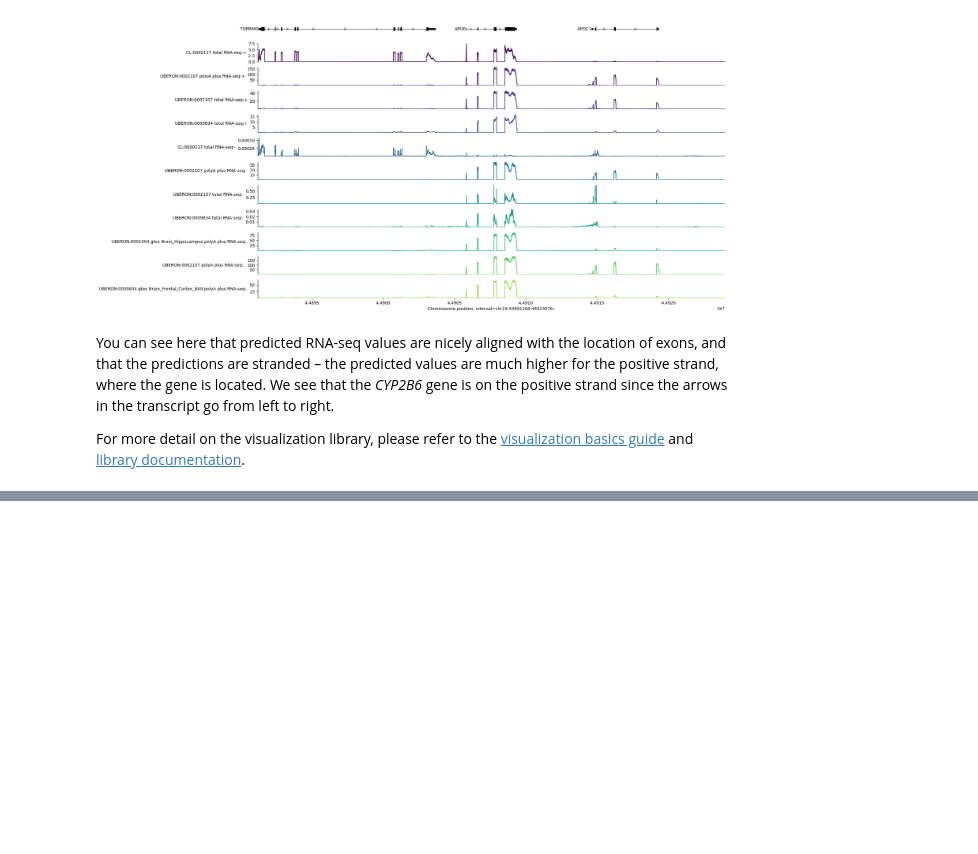
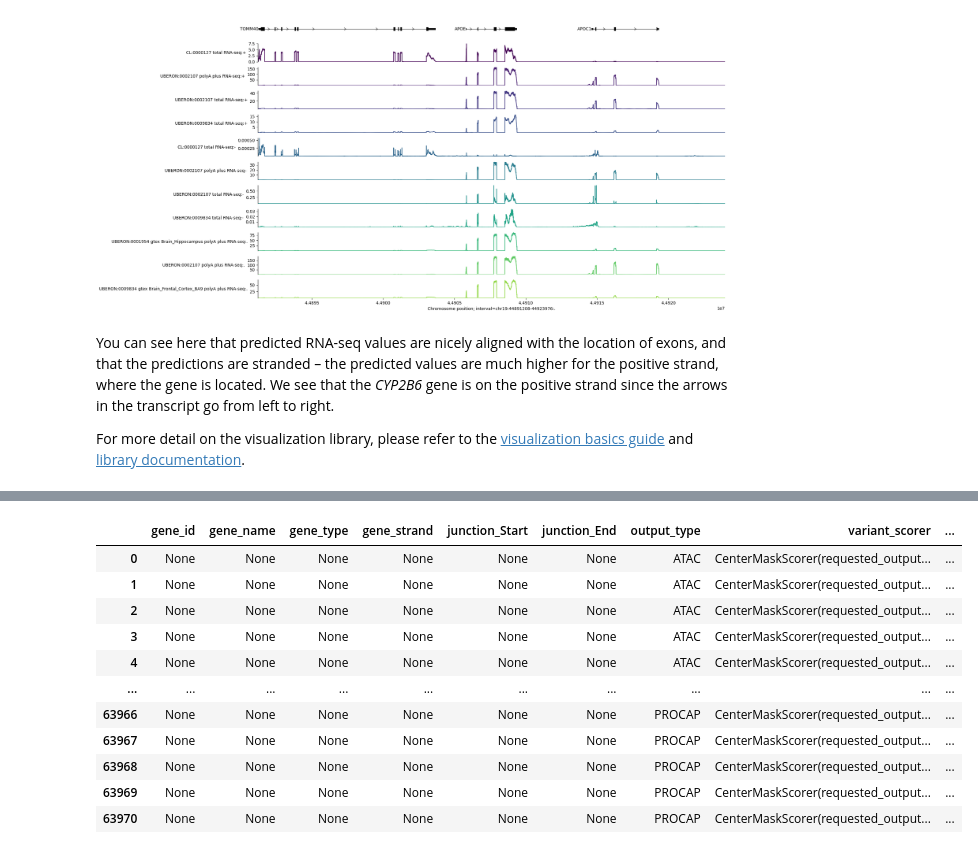
Before and after one commit to MinhaoYaooo/AlphaGenome-APOE, a Jupyter notebook: colabs/quick_start.ipynb, the cells around one changed output, grey strips where cells are left out. Drawn from its saved outputs; the diff is of its cells as text; code cells hidden in the pictures; blank space fills up the shorter version.

```diff
--- a/colabs/quick_start.ipynb
+++ b/colabs/quick_start.ipynb
@@ -251,0 +177,71 @@ plt.show()
+# %%
+data_table.DataTable.max_rows = 100_000
+data_table.enable_dataframe_formatter()
+
+# Load the model.
+dna_model = dna_client.create(colab_utils.get_api_key())
+
+HG38_GTF_FEATHER = (
+    'https://storage.googleapis.com/alphagenome/reference/gencode/'
+    'hg38/gencode.v46.annotation.gtf.gz.feather'
+)
+MM10_GTF_FEATHER = (
+    'https://storage.googleapis.com/alphagenome/reference/gencode/'
+    'mm10/gencode.vM23.annotation.gtf.gz.feather'
+)
+
+# Initialize an empty dictionary to serve as a variant effect prediction cache.
+_prediction_cache = {}
+
+_transcript_extractor_cache = {}
+# %%
+# @title Score variant { run: "auto" }
+organism = 'human'  # @param ["human", "mouse"] {type:"string"}
+organism_map = {
+    'human': dna_client.Organism.HOMO_SAPIENS,
+    'mouse': dna_client.Organism.MUS_MUSCULUS,
+}
+organism = organism_map[organism]
+
+# @markdown Specify the variant:
+variant_chromosome = 'chr19'  # @param { type:"string" }
+variant_position = 44908684  # @param { type:"integer" }
+variant_reference_bases = 'T'  # @param { type:"string" }
+variant_alternate_bases = 'C'  # @param { type:"string" }
+
+variant = genome.Variant(
+    chromosome=variant_chromosome,
+    position=variant_position,
+    reference_bases=variant_reference_bases,
+    alternate_bases=variant_alternate_bases,
+)
+
+# @markdown Specify length of sequence around variant to predict:
+sequence_length = '1MB'  # @param ["2KB", "16KB", "100KB", "500KB", "1MB"] { type:"string" }
+sequence_length = dna_client.SUPPORTED_SEQUENCE_LENGTHS[
+    f'SEQUENCE_LENGTH_{sequence_length}'
+]
+
+# The input interval is derived from the variant (centered on it).
+interval = variant.reference_interval.resize(sequence_length)
+
+# @markdown Additional settings:
+variant_scores = dna_model.score_variant(
+    interval=interval,
+    variant=variant,
+    variant_scorers=list(variant_scorers.RECOMMENDED_VARIANT_SCORERS.values()),
+)
+
+df_scores = variant_scorers.tidy_scores(variant_scores)
+
+download_predictions = False  # @param { type: "boolean" }
+if download_predictions:
+  df_scores.to_csv(f'{variant}_scores.csv', index=False)
+  files.download(f'{variant}_scores.csv')
+
+# @markdown Click `Filter` on the upper right hand side of the interactive dataframe and type a cell or tissue name like "brain" into the `Search by all fields box` to subset the variant scores to a specific tissue of interest:
+columns = [
+    c for c in df_scores.columns if c not in ['variant_id', 'scored_interval']
+]
+df_scores[columns]
+# %% [output]
@@ -251,0 +249,12 @@ plt.show()
+|  | gene_id | gene_name | gene_type | gene_strand | junction_Start | junction_End | output_type | variant_scorer | ... |
+| 0 | None | None | None | None | None | None | ATAC | CenterMaskScorer(requested_output... | ... |
+| 1 | None | None | None | None | None | None | ATAC | CenterMaskScorer(requested_output... | ... |
+| 2 | None | None | None | None | None | None | ATAC | CenterMaskScorer(requested_output... | ... |
+| 3 | None | None | None | None | None | None | ATAC | CenterMaskScorer(requested_output... | ... |
+| 4 | None | None | None | None | None | None | ATAC | CenterMaskScorer(requested_output... | ... |
+| ... | ... | ... | ... | ... | ... | ... | ... | ... | ... |
+| 63966 | None | None | None | None | None | None | PROCAP | CenterMaskScorer(requested_output... | ... |
+| 63967 | None | None | None | None | None | None | PROCAP | CenterMaskScorer(requested_output... | ... |
+| 63968 | None | None | None | None | None | None | PROCAP | CenterMaskScorer(requested_output... | ... |
+| 63969 | None | None | None | None | None | None | PROCAP | CenterMaskScorer(requested_output... | ... |
+| 63970 | None | None | None | None | None | None | PROCAP | CenterMaskScorer(requested_output... | ... |
```
Also changed, not shown: parts of 45 cells of this notebook.
